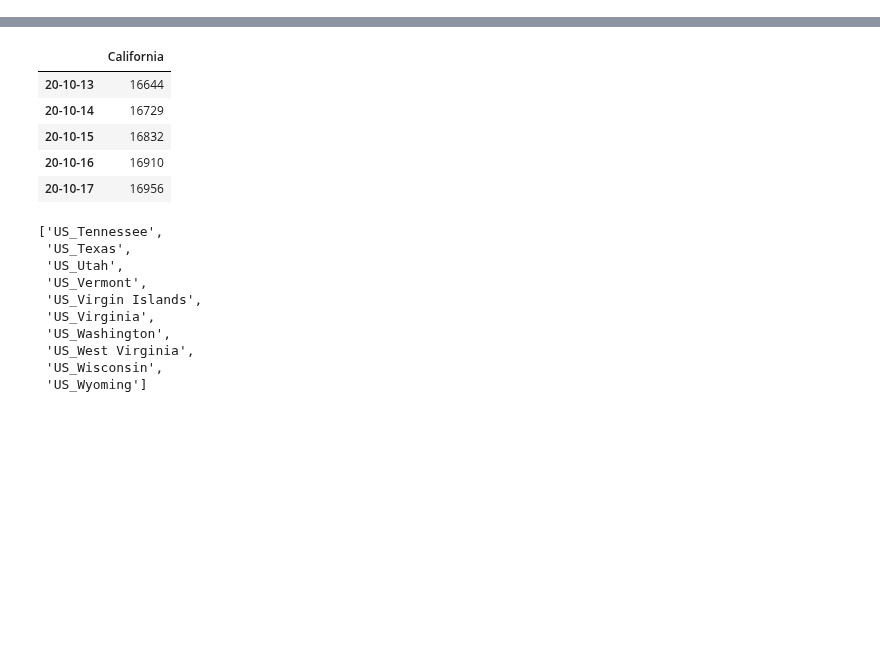
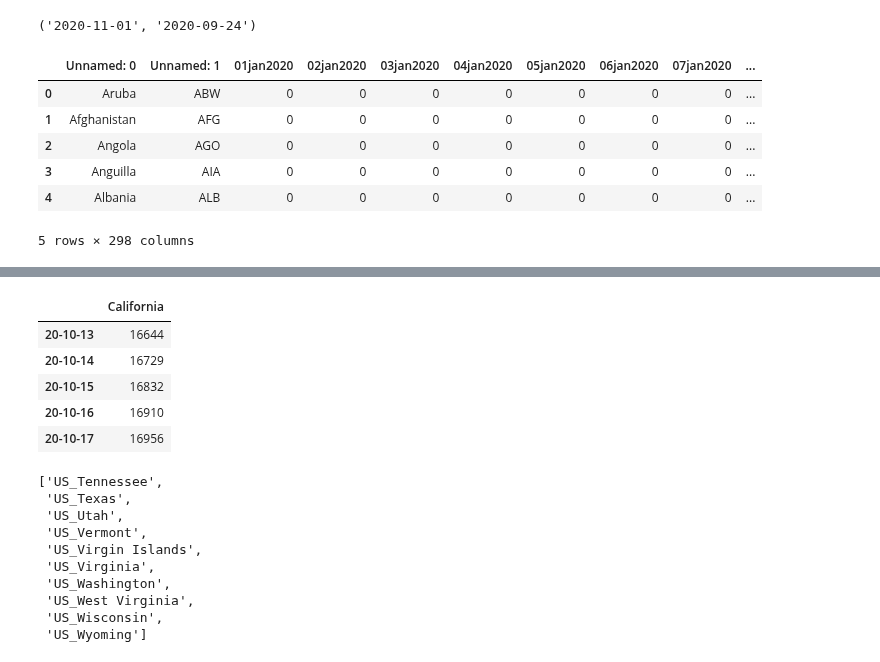
Before and after one commit to bdi2357/Covid19_forecasting, a Jupyter notebook: FeatureGenerator.ipynb, the cells around one changed output, grey strips where cells are left out. Saved outputs shown, nothing was run; the diff lists cells and outputs as text; code cells hidden in the pictures; blank space fills up the shorter version.

```diff
--- a/FeatureGenerator.ipynb
+++ b/FeatureGenerator.ipynb
@@ -9,2 +9,34 @@ os.getcwd()
+# %%
+from dateutil.parser import parse
+parse("2/5/2019", dayfirst=True)
+def dates_expr(d):
+    return len(re.findall('[0-9]+',d)) >2
+def add_st(s):
+    if len(s)==1:
+        return "0"+s
+    return s
+"""
+def convert_dates(dt):
+    spl = dt.split("/")
+    return spl[2]+"-"+add_st(spl[0])+"-"+add_st(spl[1])
+"""
+def convert_dates(dt):
+    spl = parse(dt,dayfirst=False)
+    return str(spl.year)+"-"+add_st(str(spl.month))+"-"+add_st(str(spl.day))
+
+convert_dates("11/1/20"),convert_dates("24sep2020")
+# %% [output]
+('2020-11-01', '2020-09-24')
+# %%
+stringency = pd.read_csv("/Users/itaybendan/covid-policy-tracker/data/timeseries/index_stringency.csv")
+stringency.head()
+# %% [output]
+|  | Unnamed: 0 | Unnamed: 1 | 01jan2020 | 02jan2020 | 03jan2020 | 04jan2020 | 05jan2020 | 06jan2020 | 07jan2020 | ... |
+| 0 | Aruba | ABW | 0 | 0 | 0 | 0 | 0 | 0 | 0 | ... |
+| 1 | Afghanistan | AFG | 0 | 0 | 0 | 0 | 0 | 0 | 0 | ... |
+| 2 | Angola | AGO | 0 | 0 | 0 | 0 | 0 | 0 | 0 | ... |
+| 3 | Anguilla | AIA | 0 | 0 | 0 | 0 | 0 | 0 | 0 | ... |
+| 4 | Albania | ALB | 0 | 0 | 0 | 0 | 0 | 0 | 0 | ... |
+5 rows × 298 columns
 # %%
 from datetime import datetime,date
```
Also changed, not shown: parts of 2 cells of this notebook, 1 other file.
